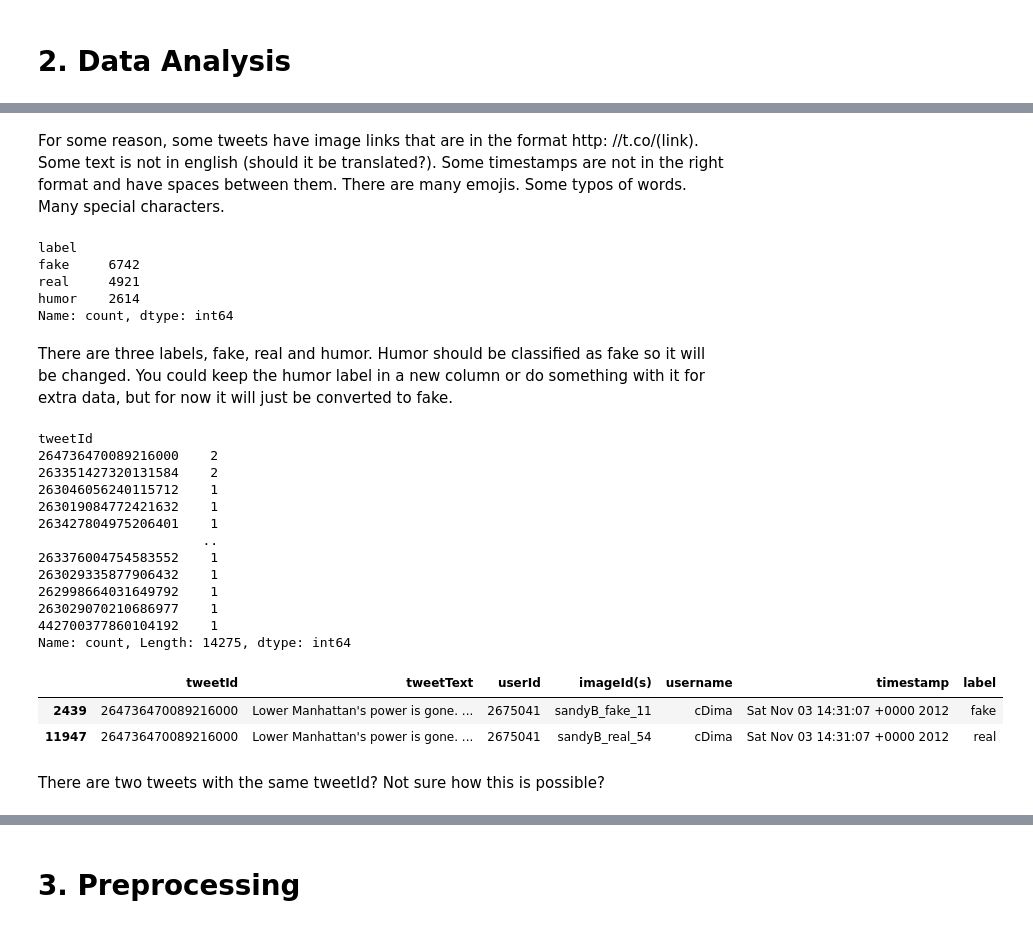
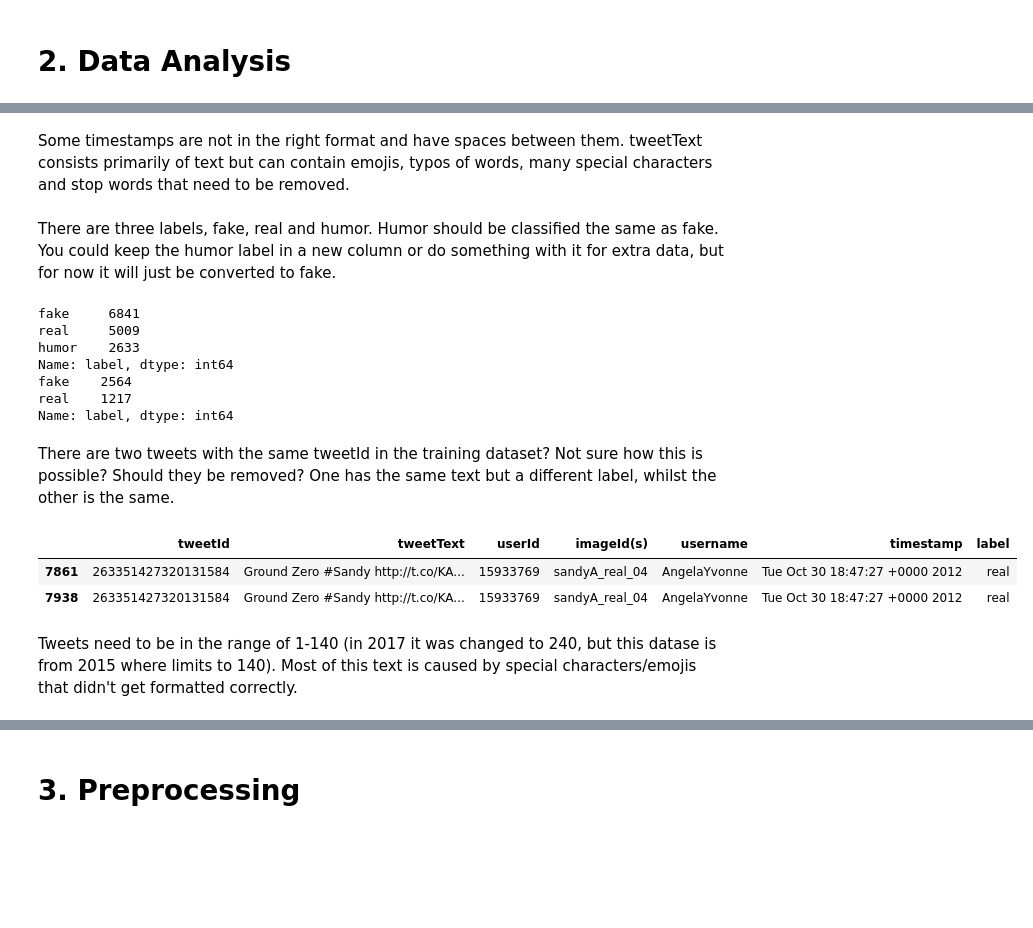
Before and after one commit to OliverButlerSU/FakeNewsDetect-ML, a Jupyter notebook: Source_code.ipynb, the cells around one changed output, grey strips where cells are left out. Drawn from its saved outputs; the diff is of its cells as text; code cells hidden in the pictures; blank space fills up the shorter version.

```diff
--- a/Source_code.ipynb
+++ b/Source_code.ipynb
@@ -16,20 +38,19 @@ Scikit version: 1.2.2
 # %%
-#Loading datasets
-from pathlib import Path
-
+#Loading test dataset
 def loadTestData():
     testPath = Path("Datasets/mediaeval-2015-testset.txt")
     if not testPath.is_file():
         print("Testing data was not found")
         return
-    return pd.read_csv(testPath, sep='\t')
+    return pd.read_csv(testPath, sep='\t', lineterminator='\n', quoting=csv.QUOTE_NONE)
 
+#Load train dataset
 def loadTrainData():
     trainPath = Path("Datasets/mediaeval-2015-trainingset.txt")
     if not trainPath.is_file():
         print("Training data was not found")
         return
-    return pd.read_csv(trainPath, sep='\t')
+    return pd.read_csv(trainPath, sep='\t', lineterminator='\n', quoting=csv.QUOTE_NONE)
 
 
 trainData = loadTrainData()
@@ -70,35 +101,32 @@ memory usage: 780.9+ KB
+# %% [markdown]
+Some timestamps are not in the right format and have spaces between them. tweetText consists primarily of text but can contain emojis, typos of words, many special characters and stop words that need to be removed.
 # %% [markdown]
-For some reason, some tweets have image links that are in the format http: \/\/t.co\/(link). Some text is not in english (should it be translated?). Some timestamps are not in the right format and have spaces between them. There are many emojis. Some typos of words. Many special characters.
+There are three labels, fake, real and humor. Humor should be classified the same as fake. You could keep the humor label in a new column or do something with it for extra data, but for now it will just be converted to fake.
 # %%
-trainData["label"].value_counts()
+print(trainData["label"].value_counts())
+print(testData["label"].value_counts())
 # %% [output]
-label
-fake     6742
-real     4921
-humor    2614
-Name: count, dtype: int64
+fake     6841
+real     5009
+humor    2633
+Name: label, dtype: int64
+fake    2564
+real    1217
+Name: label, dtype: int64
 # %% [markdown]
-There are three labels, fake, real and humor. Humor should be classified as fake so it will be changed. You could keep the humor label in a new column or do something with it for extra data, but for now it will just be converted to fake.
+There are two tweets with the same tweetId in the training dataset? Not sure how this is possible? Should they be removed? One has the same text but a different label, whilst the other is the same.
 # %%
-print(trainData["tweetId"].value_counts())
+trainData["tweetId"].value_counts()
+testData["tweetId"].value_counts()
 trainData[trainData["tweetId"] == 264736470089216000]
-#trainData[trainData["tweetId"] == 263351427320131584]
+
+#trainData.iloc[2468]["tweetText"]
+#trainData.iloc[12152]["tweetText")
+
+trainData[trainData["tweetId"] == 263351427320131584]
 # %% [output]
-tweetId
-264736470089216000    2
-263351427320131584    2
-263046056240115712    1
-263019084772421632    1
-263427804975206401    1
-                     ..
-263376004754583552    1
-263029335877906432    1
-262998664031649792    1
-263029070210686977    1
-442700377860104192    1
-Name: count, Length: 14275, dtype: int64
 |  | tweetId | tweetText | userId | imageId(s) | username | timestamp | label |
-| 2439 | 264736470089216000 | Lower Manhattan's power is gone. ... | 2675041 | sandyB_fake_11 | cDima | Sat Nov 03 14:31:07 +0000 2012 | fake |
-| 11947 | 264736470089216000 | Lower Manhattan's power is gone. ... | 2675041 | sandyB_real_54 | cDima | Sat Nov 03 14:31:07 +0000 2012 | real |
+| 7861 | 263351427320131584 | Ground Zero #Sandy http://t.co/KA... | 15933769 | sandyA_real_04 | AngelaYvonne | Tue Oct 30 18:47:27 +0000 2012 | real |
+| 7938 | 263351427320131584 | Ground Zero #Sandy http://t.co/KA... | 15933769 | sandyA_real_04 | AngelaYvonne | Tue Oct 30 18:47:27 +0000 2012 | real |
 # %% [markdown]
-There are two tweets with the same tweetId? Not sure how this is possible?
+Tweets need to be in the range of 1-140 (in 2017 it was changed to 240, but this datase is from 2015 where limits to 140). Most of this text is caused by special characters/emojis that didn't get formatted correctly.
```
Also changed, not shown: parts of 81 cells of this notebook, 7 other files.
